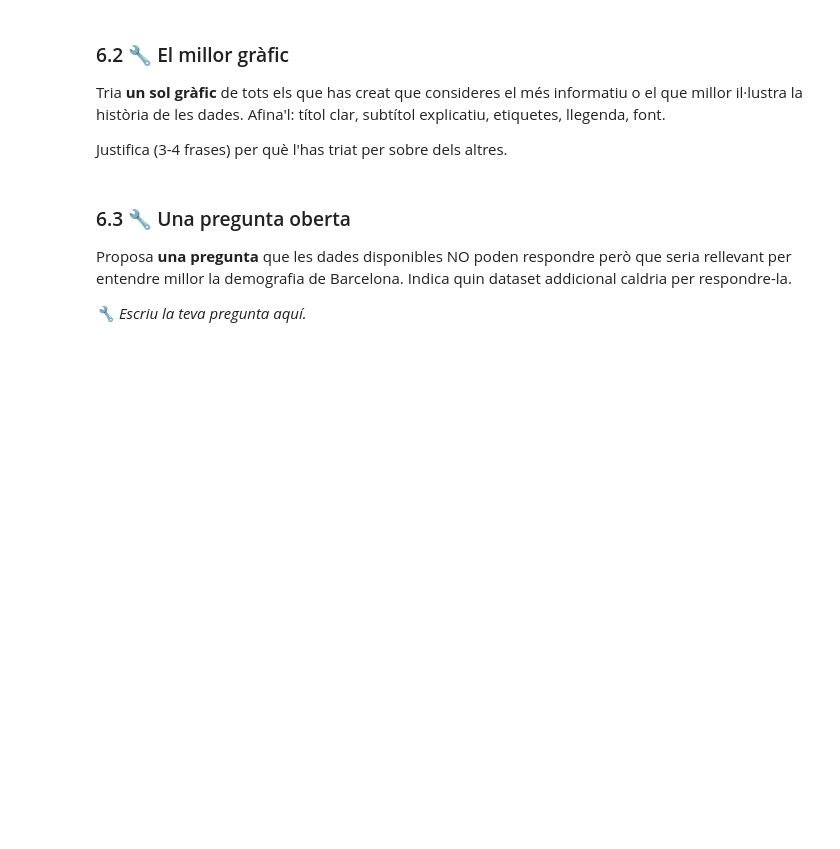
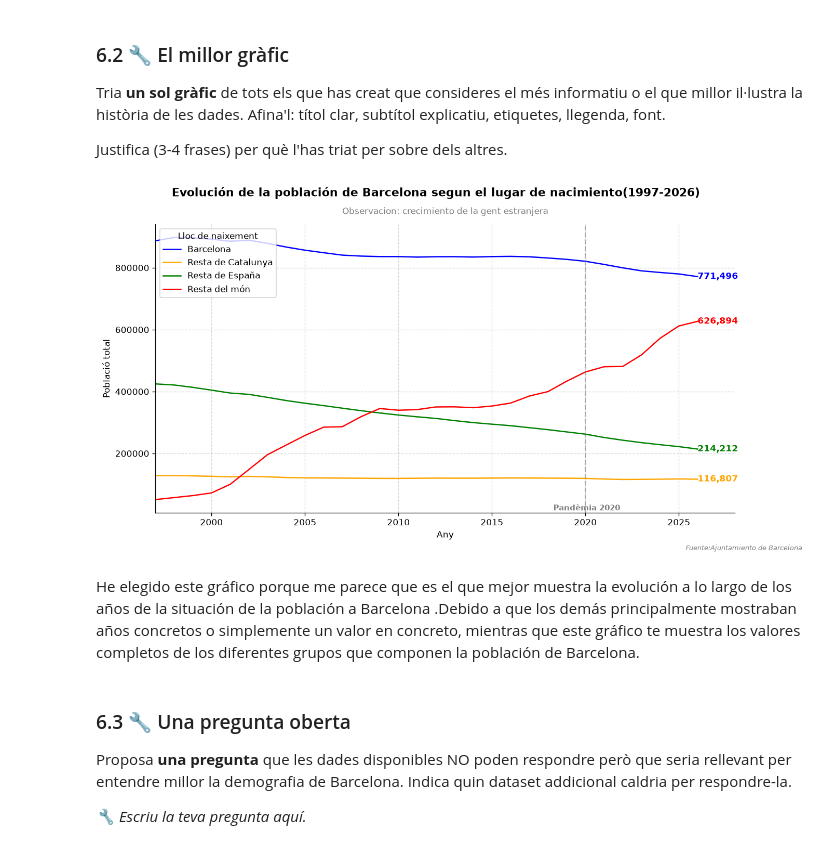
Before and after one commit to KevinBravoLascano/tanoca_p1, a Jupyter notebook: pràctica 1/pra╠Çctica 1/exercici1.ipynb, the cells around one changed output. Drawn from its saved outputs; the diff is of its cells as text; code cells hidden in the pictures; blank space fills up the shorter version.

```diff
--- a/pràctica 1/pra╠Çctica 1/exercici1.ipynb
+++ b/pràctica 1/pra╠Çctica 1/exercici1.ipynb
@@ -1059,6 +1071,59 @@ Afina'l: títol clar, subtítol explicatiu, etiquetes, llegenda, font.
 Justifica (3-4 frases) per què l'has triat per sobre dels altres.
 # %%
 # 🔧 El teu millor gràfic, polít i complet
+# 🔧 Escriu el codi aquí
+
+# Recorda: plt.savefig('grafic_serie.png', bbox_inches='tight')
+plt.figure(figsize=(12, 6))
+
+#mascaras pa separarlos
+bcn= serie_lloc["LLOC_NAIX"] == 1
+cat= serie_lloc["LLOC_NAIX"] == 2
+españa= serie_lloc["LLOC_NAIX"] == 3
+mundo= serie_lloc["LLOC_NAIX"].isin([4,5,6])
+
+#años
+abcn=serie_lloc[bcn].groupby("Any")["Total"].sum()
+acat=serie_lloc[cat].groupby("Any")["Total"].sum()
+aespaña=serie_lloc[españa].groupby("Any")["Total"].sum()
+amundo=serie_lloc[mundo].groupby("Any")["Total"].sum()
+
+plt.plot(abcn, label="Barcelona",color="blue")
+plt.plot(acat, label="Resta de Catalunya",color="orange")
+plt.plot(aespaña, label="Resta de España",color="green")
+plt.plot(amundo, label="Resta del món",color="red")
+
+plt.text(2026, abcn.loc[2026], f"{abcn.loc[2026]:,.0f}",color="blue", fontweight="bold", va="center")
+plt.text(2026, acat.loc[2026], f"{acat.loc[2026]:,.0f}", color="orange", fontweight="bold", va="center")
+plt.text(2026, aespaña.loc[2026], f"{aespaña.loc[2026]:,.0f}", color="green", fontweight="bold", va="center")
+plt.text(2026, amundo.loc[2026], f"{amundo.loc[2026]:,.0f}", color="red", fontweight="bold", va="center")
+
+plt.axvline(x=2020, color="gray", linestyle="--", alpha=0.6)
+plt.text(
+    2020,
+    10000,
+    " Pandèmia 2020",
+    color="gray",
+    fontweight="bold",
+    fontsize=9,
+    va="bottom",
+    ha="center"
+)
+
+plt.suptitle("Evolución de la población de Barcelona segun el lugar de nacimiento(1997-2026)", fontsize=13, fontweight='bold', y=0.98)
+plt.title("Observacion: crecimiento de la gent estranjera", fontsize=10, color='gray', pad=12)
+plt.xlabel("Any")
+plt.ylabel("Població total")
+plt.legend(title="Lloc de naixement", loc="upper left")
+plt.grid(True, linestyle="--", alpha=0.5)
+plt.xlim(1997, 2028)
+plt.figtext(0.99, 0.01, "Fuente:Ajuntamiento de Barcelona", ha='right', fontsize=8, color='gray', style='italic')
+plt.savefig("grafic_serie.png", bbox_inches="tight")
+plt.show()
+# %% [output]
+[figure, added]
+# %% [markdown]
+He elegido este gráfico porque me parece que es el que mejor muestra la evolución a lo largo de los años de la situación de la población a Barcelona .Debido a que los demás principalmente mostraban años concretos o simplemente un valor en concreto, mientras que este gráfico te muestra los valores completos de los diferentes grupos que componen la población de Barcelona.
 # %% [markdown]
 ### 6.3 🔧 Una pregunta oberta
 
```
Also changed, not shown: parts of 5 cells of this notebook, 1 other file.
